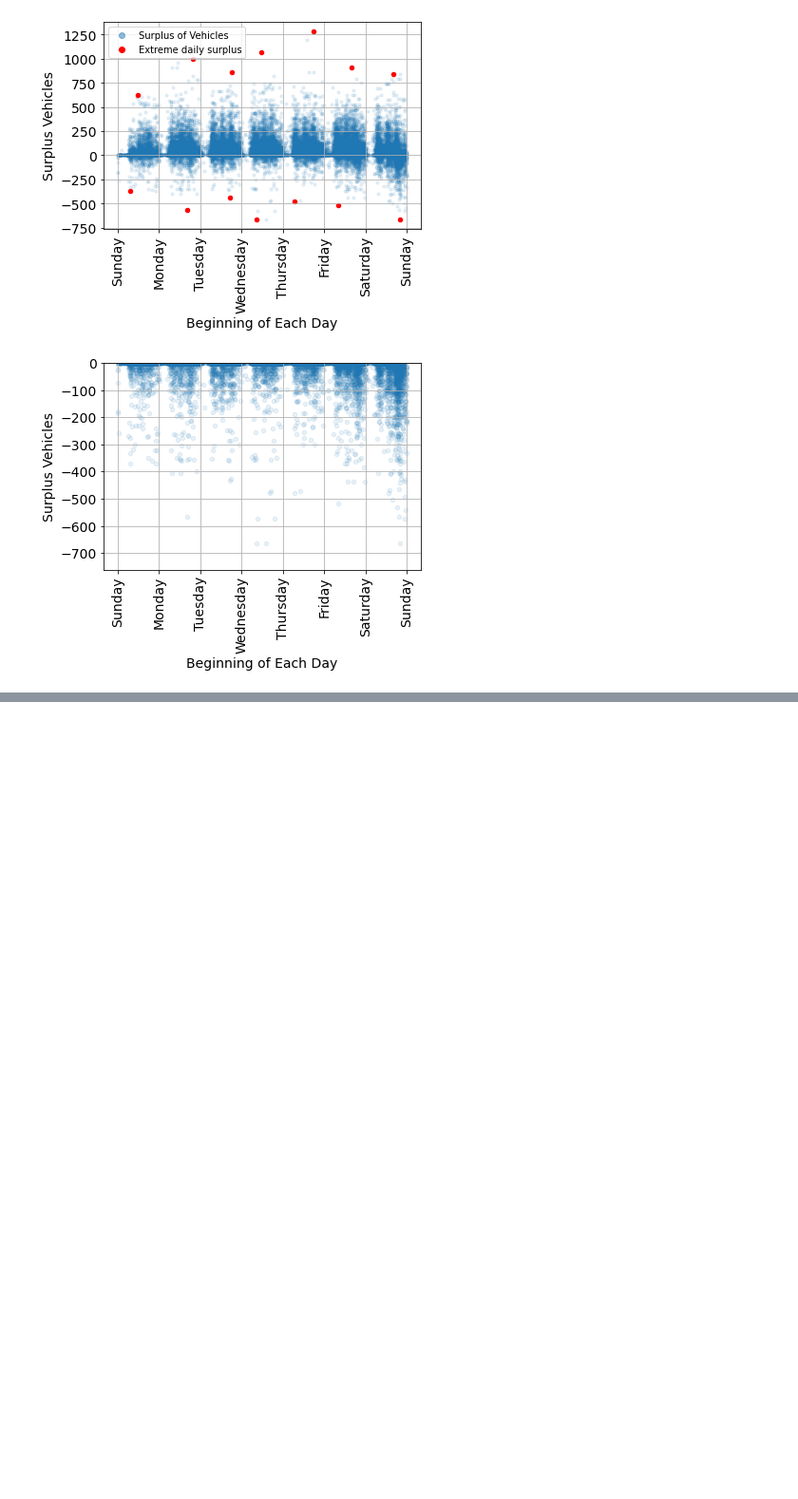
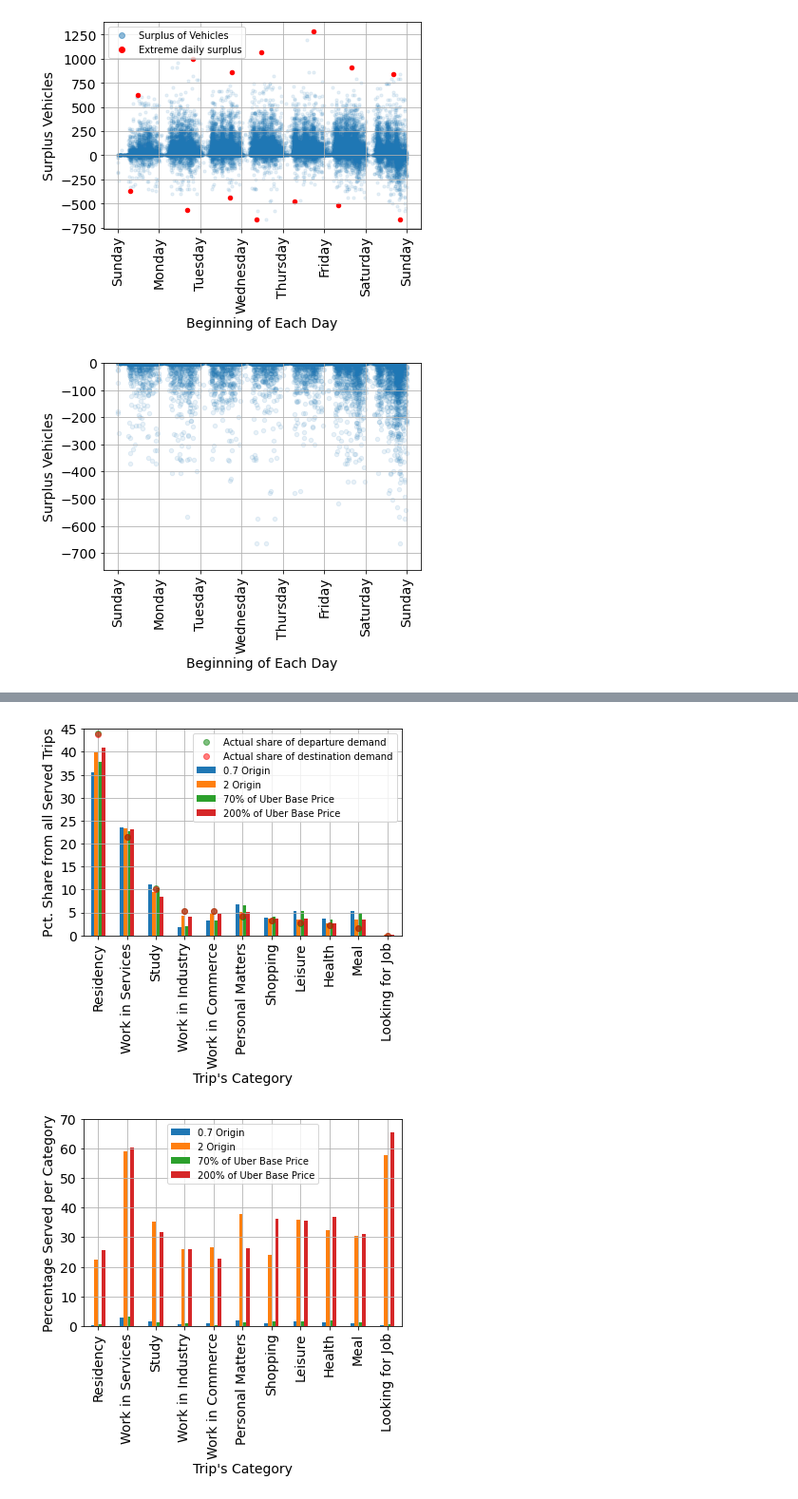
Before and after one commit to cristianomonteiro/BuildingSharedStations, a Jupyter notebook: plotGraphsIEEE.ipynb, the cells around one changed output, grey strips where cells are left out. Shown at 95% size. Drawn from its saved outputs; the diff is of its cells as text; code cells hidden in the pictures; blank space fills up the shorter version.

```diff
--- a/plotGraphsIEEE.ipynb
+++ b/plotGraphsIEEE.ipynb
@@ -1102,0 +1218,71 @@ The PostScript backend does not support transparency; partially transparent arti
+# %%
+def mergeDicts(dictOrigin, dictDestination, translateDict):
+    dictReturn = copy.deepcopy(dictOrigin)
+
+    #"Synchronize" the departure and destination items
+    keysOri = list(Trip.amountPeopleDepartureReason.keys())
+    sortedKeysOri = [translateDict[value] for value in keysOri]
+
+    originOrder = dict()
+    for i, item in enumerate(sortedKeysOri):
+        originOrder[item] = i
+
+    keysDest = list(Trip.amountPeopleDestinationReason.keys())
+    sortedKeysDest = [translateDict[value] for value in keysDest]
+
+    dictAux = dict()
+    for keyDictAux, listOriginal in dictDestination.items():
+        dictAux[keyDictAux] = [None] * len(listOriginal)
+        for i, value in enumerate(listOriginal):
+            oldKey = sortedKeysDest[i]
+            correctPosition = originOrder[oldKey]
+            dictAux[keyDictAux][correctPosition] = value
+
+    #The ' Origin' must be set before updating the dictionary to assure that keys will not be replaced for having the same keys
+    dictReturn = {str(key) + ' Origin': value for key, value in dictReturn.items()}
+    dictReturn.update(dictAux)
+
+    return dictReturn
+
+#sortedKeysPeopleReasonOri = getSortedKeys(dictSharePeople=Trip.sharePeopleDepartureReason, translateKeys=translateReasons)
+dataFramePd = getDataFrameSortedIndex(  dictSharePeople=Trip.sharePeopleDepartureReason,
+                                        sortedKeysPeople=sortedKeysPeopleReasonOri,
+                                        textOriDest='departure')
+ax = dataFramePd.plot(color='green', marker='o', linestyle='None', zorder=2, alpha=0.5)
+
+#sortedKeysPeopleReasonDest = getSortedKeys(dictSharePeople=Trip.sharePeopleDestinationReason, translateKeys=translateReasons)
+dataFramePd = getDataFrameSortedIndex(  dictSharePeople=Trip.sharePeopleDestinationReason,
+                                        sortedKeysPeople=sortedKeysPeopleReasonDest,
+                                        textOriDest='destination')
+ax = dataFramePd.plot(color='red', marker='o', linestyle='None', ax=ax, zorder=2, alpha=0.5)
+
+fileName = folderSave / ('Share_Served_Category_' + textMultiplier + '.eps')
+ax = prepareBarPlot(dictOfDataToPlot=mergeDicts(Trip.shareServedDepartureReason,
+                                                Trip.shareServedDestinationReason,
+                                                translateReasons),
+                    dataForIndexing=list(Trip.amountPeopleDepartureReason.keys()),
+                    translateKeys=translateReasons,
+                    sortedIndex=sortedKeysPeopleReasonOri,
+                    xLabel='Trip\'s Category',
+                    yLabel='Pct. Share from all Served Trips',
+                    yLim=[0, 45],
+                    yTicks=range(0, 50, 5),
+                    fileName=fileName,
+                    ax=ax,
+                    zorder=0)
+
+fileName = folderSave / ('Percentage_Served_Per_Category_' + textMultiplier + '.eps')
+ax = prepareBarPlot(dictOfDataToPlot=mergeDicts(Trip.percentageServedDestinationReason,
+                                                Trip.percentageServedDepartureReason,
+                                                translateReasons),
+                    dataForIndexing=list(Trip.amountPeopleDepartureReason.keys()),
+                    translateKeys=translateReasons,
+                    sortedIndex=sortedKeysPeopleReasonOri,
+                    xLabel='Trip\'s Category',
+                    yLabel='Percentage Served per Category',
+                    yLim=[0, 70],
+                    yTicks=range(0, 80, 10),
+                    #legendTitle='Proportion to Uber Base Price',
+                    legendLocation='upper center',
+                    fileName=fileName)
+# %% [output]
@@ -1102,0 +1305,2 @@ The PostScript backend does not support transparency; partially transparent arti
+[figure, added]
+[figure, added]
```
Also changed, not shown: parts of 10 cells of this notebook, 32 other files.
